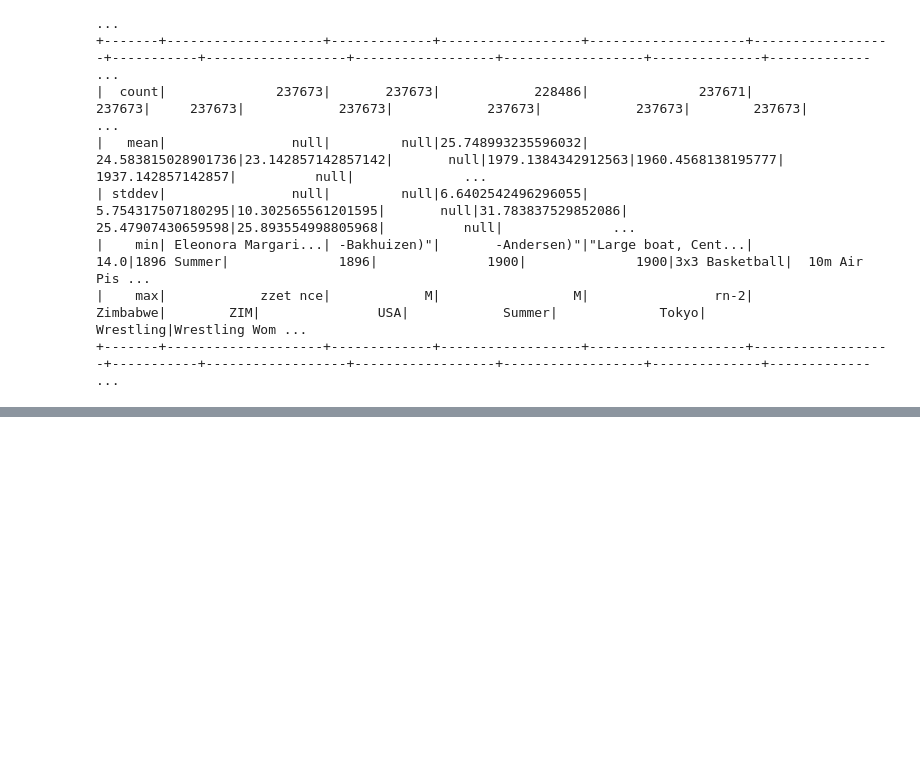
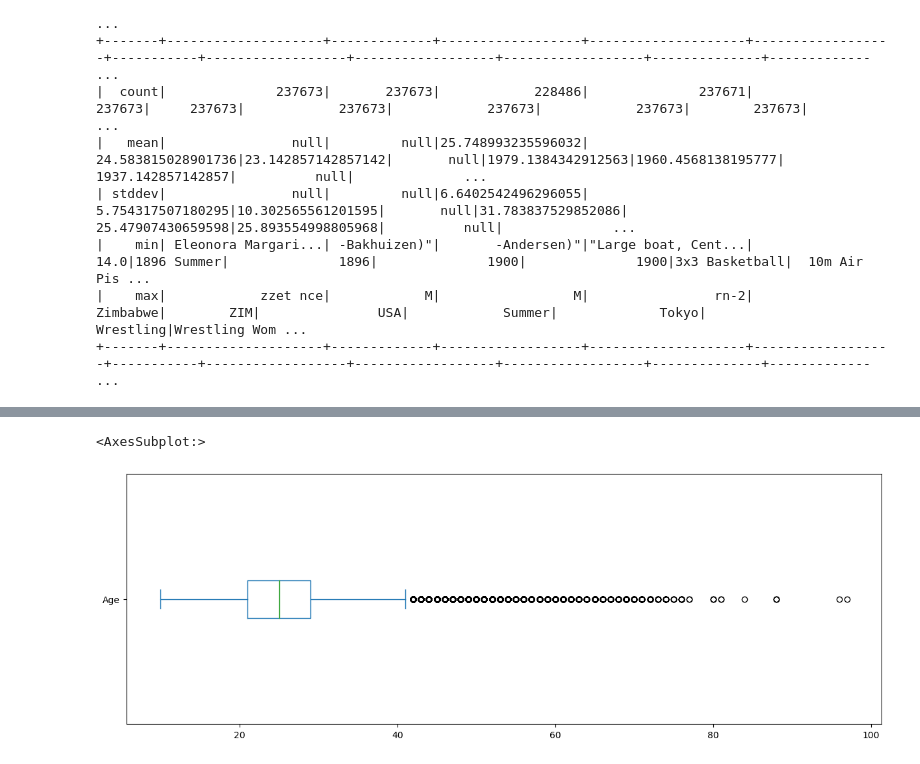
Before and after one commit to binda7/OG_pandas_pySpark_compare, a Jupyter notebook: Summer_Athletes_Olimpics_Analytics_PySpark_and_MatPlotLib.ipynb, the cells around one changed output, grey strips where cells are left out. Saved outputs shown, nothing was run; the diff lists cells and outputs as text; code cells hidden in the pictures; blank space fills up the shorter version.

```diff
--- a/Summer_Athletes_Olimpics_Analytics_PySpark_and_MatPlotLib.ipynb
+++ b/Summer_Athletes_Olimpics_Analytics_PySpark_and_MatPlotLib.ipynb
@@ -108,0 +122,10 @@ AttributeError: 'DataFrame' object has no attribute 'plot'
+# %%
+age_of_athletes = summer_athletes.select("Age")
+
+age_of_athletes_pandas = age_of_athletes.toPandas()
+age_of_athletes_pandas.plot(kind='box', vert=False, figsize=(15,5))
+
+# Time 1.0s
+# %% [output]
+<AxesSubplot:>
+[figure, added]
```
Also changed, not shown: parts of 16 cells of this notebook.
